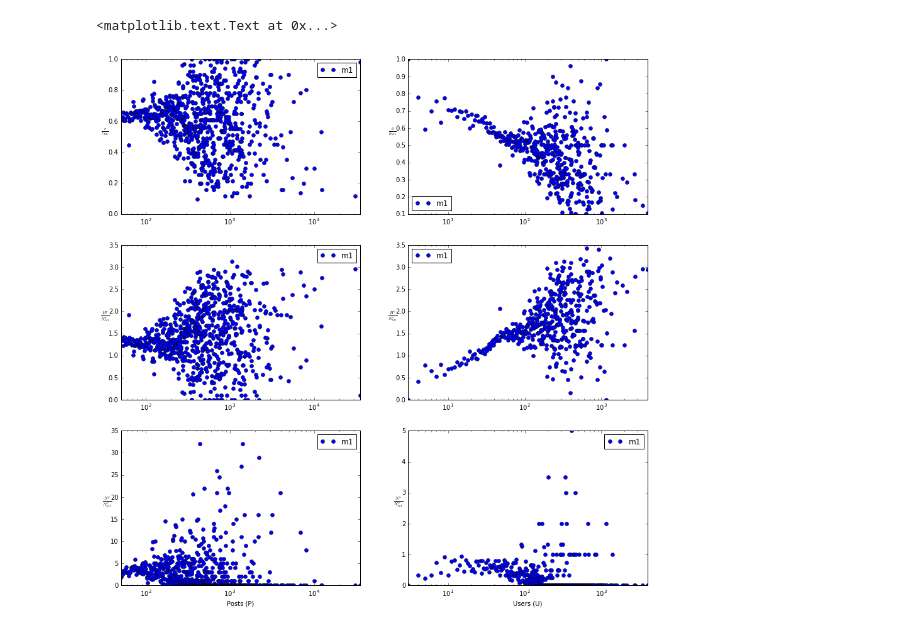
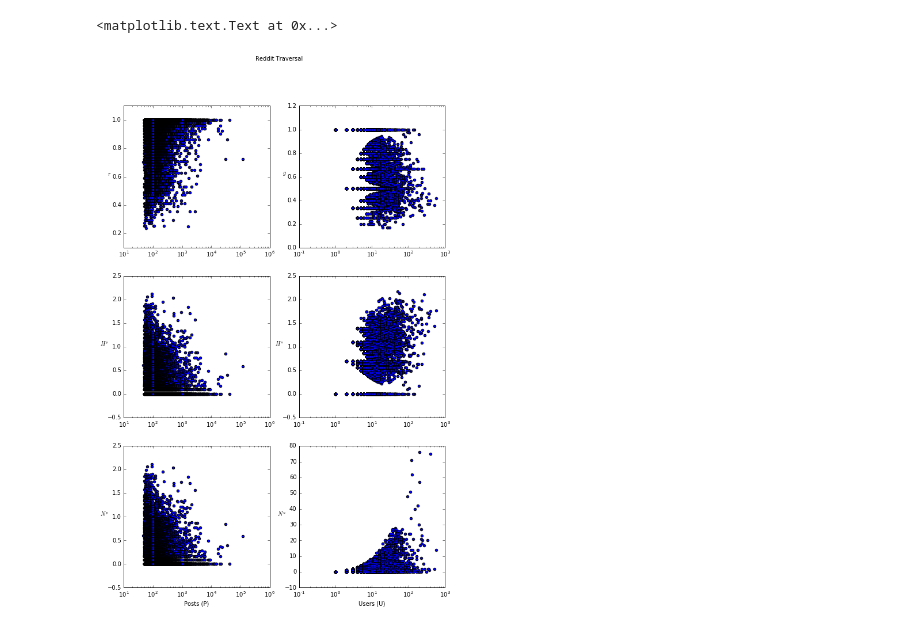
Before and after one commit to danjamker/DiffusionSimulation, a Jupyter notebook: notebook/visualize-diffusion.ipynb, the cells around one changed output. Saved outputs shown, nothing was run; the diff lists cells and outputs as text; code cells hidden in the pictures.

```diff
--- a/notebook/visualize-diffusion.ipynb
+++ b/notebook/visualize-diffusion.ipynb
@@ -10,9 +10,11 @@ import pandas as pd
 import json
 from pprint import pprint
 
-with open('/Users/danielkershaw/PycharmProjects/DiffusionSimulation/data/reddit-comment-50') as data_file:
+with open('/Users/danielkershaw/PycharmProjects/DiffusionSimulation/data/diffusion-prediction-data/reddit-traversal-2') as data_file:
     data = json.load(data_file)
 
 result_act = pd.read_json(data["result_act"]).sort_index()
 result_user = pd.read_json(data["result_user"]).sort_index()
+innovations = pd.read_csv("/Users/danielkershaw/PycharmProjects/DiffusionSimulation/data/word-lists/reddit_innovations.csv")
+innovations["created_at"] = pd.to_datetime(innovations['created_at'])
 # %%
@@ -102,70 +104,31 @@ plts.set_ylabel(r'$\frac{N^u}{N_{M1}^u}$', rotation=0)
 # %%
-fig, axes = plt.subplots(nrows=3, ncols=2,figsize=(15,15))
+fig, axes = plt.subplots(nrows=3, ncols=2, figsize=(10,15))
+fig.suptitle('Reddit Traversal')
 
-def ratio(n, w):
-    if n == 0:
-        return 0
+plts = result_act.plot(ax=axes[0,0], style='o', logx = True, y="usagedominance", x="depth", kind="scatter")
+plts.set_xlabel('')
+plts.set_ylabel(r'$r$', rotation=0)
 
-    if w == 0:
-        return 0
+plts = result_user.plot(ax=axes[0,1], style='o', logx = True, y="userusagedominance", x="depth", kind="scatter")
+plts.set_xlabel('')
+plts.set_ylabel(r'$g$', rotation=0)
 
-    return  n/w
+plts = result_act.plot(ax=axes[1,0], style='o', logx = True, y="usageEntorpy", x="depth", kind="scatter")
+plts.set_xlabel('')
+plts.set_ylabel(r'$H^p$', rotation=0)
 
-def rowRatio(data):
-    d = {
-        "m1":ratio(data["m1"], data["m1"]),
-        "m2":ratio(data["m2"], data["m1"]),
-        "m3":ratio(data["m3"], data["m1"]),
-        "m4":ratio(data["m4"], data["m1"])
-    }
-    return pd.Series(d)
+plts = result_user.plot(ax=axes[1,1], style='o', logx = True, y="userUsageEntorpy", x="depth", kind="scatter")
+plts.set_xlabel('')
+plts.set_ylabel(r'$H^u$', rotation=0)
 
-usagedominance = result_act[["usagedominance"]]
-usagedominance.columns = ['m1']
+plts = result_act.plot(ax=axes[2,0], style='o', logx = True, y="usageEntorpy", x="depth", kind="scatter")
+plts.set_xlabel('Posts (P)')
+plts.set_ylabel(r'$N^p$', rotation=0)
 
-plts = usagedominance.plot(ax=axes[0,0], style='o', logx = True)
-plts.set_xlabel('')
-plts.set_ylabel(r'$\frac{r}{r_{M1}}$', rotation=0)
 
-userusagedominance = result_user[["userusagedominance"]]
-userusagedominance.columns = ['m1']
-# userusagedominance = userusagedominance.apply(rowRatio,1)
-
-plts = userusagedominance.plot(ax=axes[0,1], style='o', logx = True)
-plts.set_xlabel('')
-plts.set_ylabel(r'$\frac{g}{g_{M1}}$', rotation=0)
-
-usageEntorpy = result_act[["usageEntorpy"]]
-usageEntorpy.columns = ['m1']
-# usageEntorpy = usageEntorpy.apply(rowRatio,1)
-
-plts = usageEntorpy.plot(ax=axes[1,0], style='o', logx = True)
-plts.set_xlabel('')
-plts.set_ylabel(r'$\frac{H^p}{N_{M1}^p}$', rotation=0)
-
-userUsageEntorpy = result_user[["userUsageEntorpy"]]
-userUsageEntorpy.columns = ['m1']
-# userUsageEntorpy = userUsageEntorpy.apply(rowRatio,1)
-
-plts = userUsageEntorpy.plot(ax=axes[1,1], style='o', logx = True)
-plts.set_xlabel('')
-plts.set_ylabel(r'$\frac{H^u}{N_{M1}^u}$', rotation=0)
-
-ActivateionExposure = result_act[["ActivateionExposure"]]
-ActivateionExposure.columns = ['m1']
-# ActivateionExposure.loc[:, 'm1'] = ActivateionExposure.loc[:, 'm1'].rolling(window=100,center=False).mean()
-
-plts = ActivateionExposure.plot(ax=axes[2,0], style='o', logx = True)
-plts.set_xlabel('Posts (P)')
-plts.set_ylabel(r'$\frac{N^p}{N_{M1}^p}$', rotation=0)
-
-UserExposure = result_user[["UserExposure"]]
-UserExposure.columns = ['m1']
-# UserExposure.loc[:, 'm1'] = UserExposure.loc[:, 'm1'].rolling(window=100,center=False).mean()
-
-plts = UserExposure.plot(ax=axes[2,1], style='o', logx = True)
+plts = result_user.plot(ax=axes[2,1], style='o', logx = True, y="UserExposure", x="depth", kind="scatter")
 plts.set_xlabel('Users (U)')
-plts.set_ylabel(r'$\frac{N^u}{N_{M1}^u}$', rotation=0)
+plts.set_ylabel(r'$N^u$', rotation=0)
 # %% [output]
 <matplotlib.text.Text at 0x...>
-[figure, old version]
+[figure, new version]
```
Also changed, not shown: parts of 1 cell of this notebook, 4 other files.
